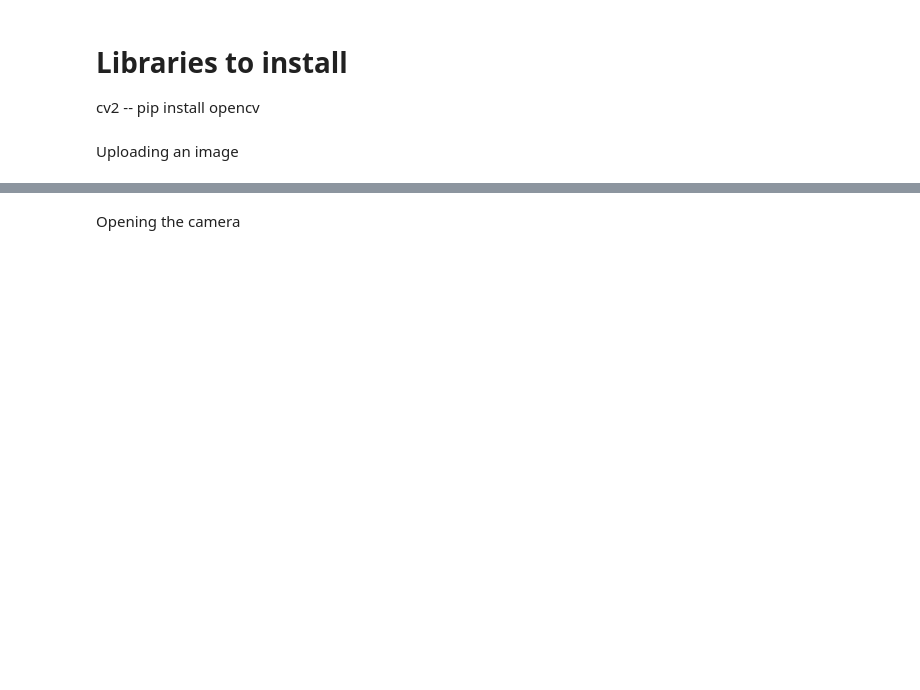
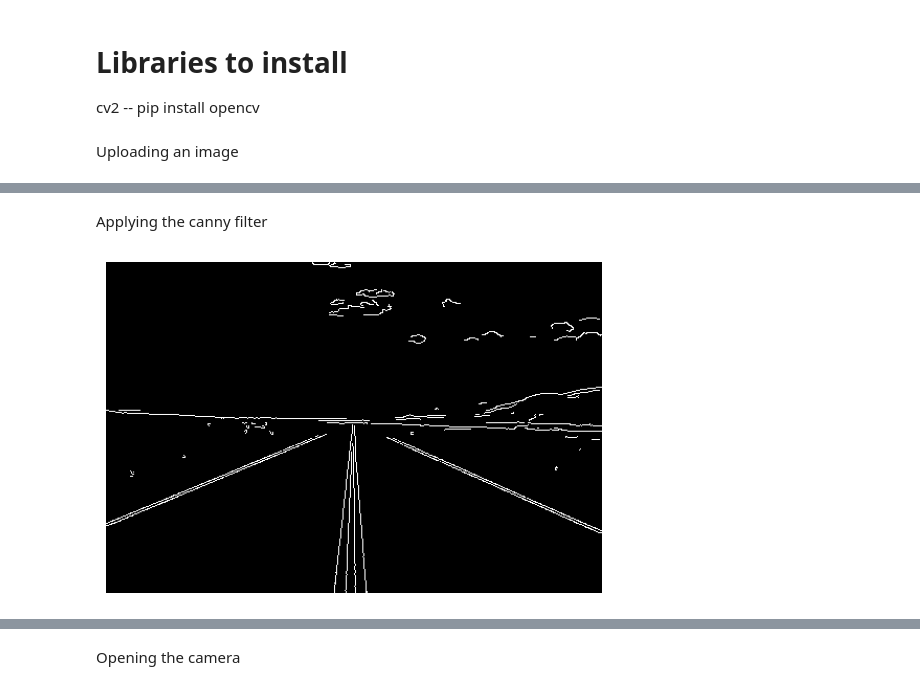
Before and after one commit to CarlosGarcia-YK/Workshop_ArtificialVision, a Jupyter notebook: Codigo_Dia1.ipynb, the cells around one changed output, grey strips where cells are left out. Cells and saved outputs as stored; diff of their text form; code cells hidden in the pictures; blank space fills up the shorter version.

```diff
--- a/Codigo_Dia1.ipynb
+++ b/Codigo_Dia1.ipynb
@@ -8,0 +21,14 @@ Uploading  an image
+# %% [markdown]
+Applying the canny filter
+# %%
+image_path = r'day1_images\1.jpeg'  # Asegúrate de que exista
+image = cv2.imread(image_path)
+image_gray = cv2.cvtColor(image, cv2.IMREAD_GRAYSCALE)
+
+edges = cv2.Canny(image_rgb, 180, 300)  # Apply the canny filter  with threshold lower  50 to 150 on upper
+
+plt.imshow(edges, cmap='gray')
+plt.axis('off')
+plt.show()
+# %% [output]
+[figure, added]
```
Also changed, not shown: parts of 4 cells of this notebook, 2 other files.
